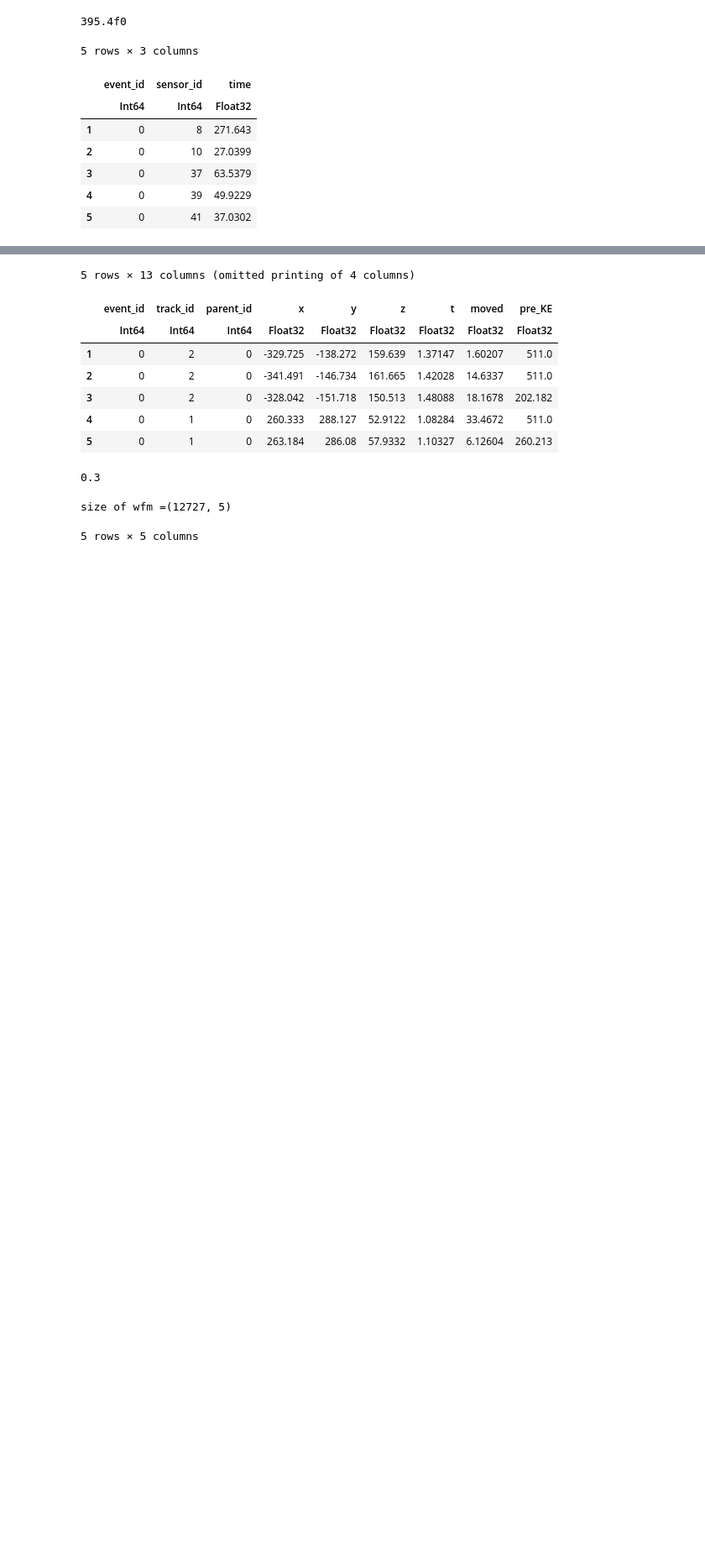
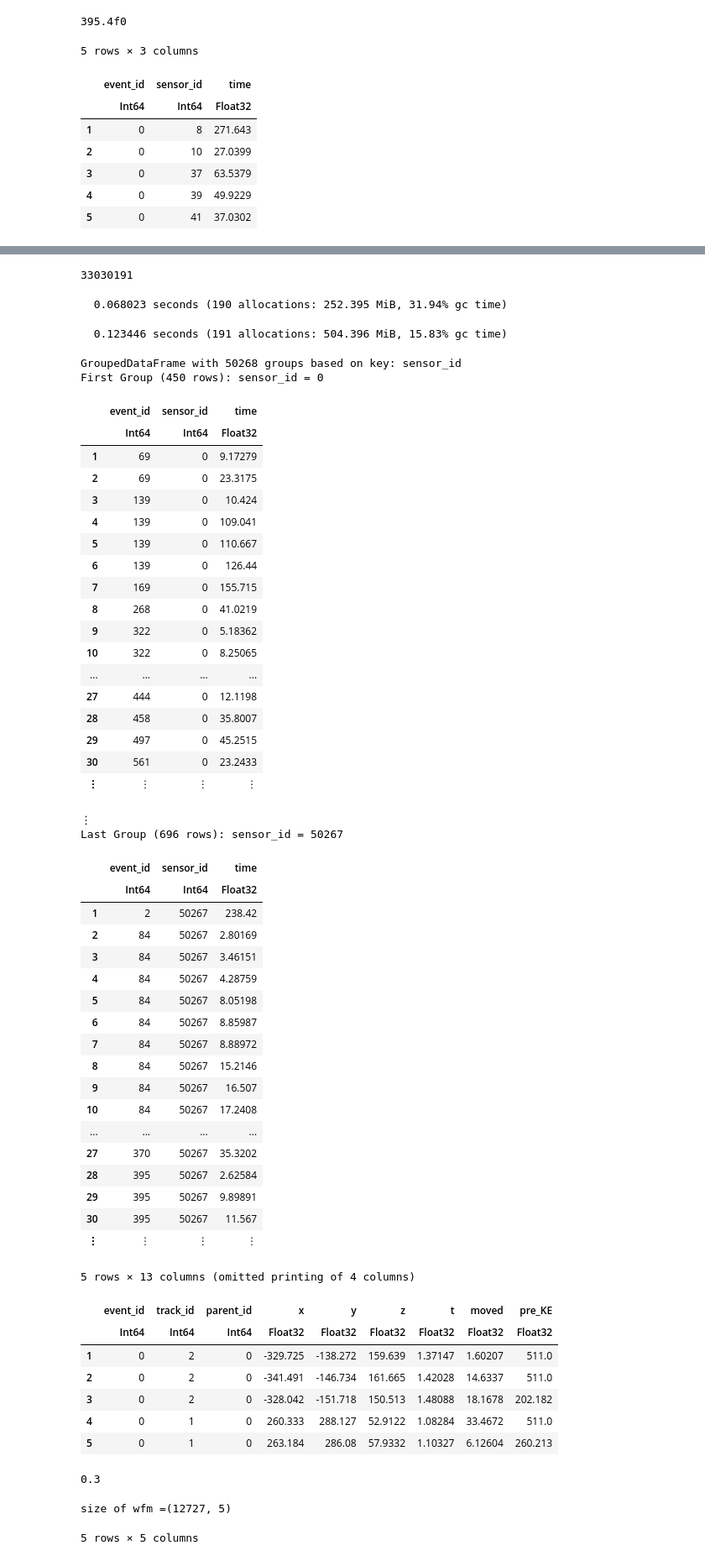
Before and after one commit to jjgomezcadenas/JPetalo, a Jupyter notebook: notebooks/nema_recohits.ipynb, the cells around one changed output, grey strips where cells are left out. Shown: that part at 84% size. Saved outputs shown, nothing was run; the diff lists cells and outputs as text; code cells hidden in the pictures; blank space fills up the shorter version.

```diff
--- a/notebooks/nema_recohits.ipynb
+++ b/notebooks/nema_recohits.ipynb
@@ -115,3 +155,64 @@ first(pdf.waveform,5)
+# %%
+t1 = pdf.waveform;
+# %%
+nrow(t1)
+# %% [output]
+33030191
+# %%
+t2 = pdf.waveform;
+# %%
+tt = vcat([t1, t2]...);
+# %%
+@time groupby(t1, :sensor_id);
+# %% [output]
+  0.068023 seconds (190 allocations: 252.395 MiB, 31.94% gc time)
+# %%
+@time groupby(tt, :sensor_id);
+# %% [output]
+  0.123446 seconds (191 allocations: 504.396 MiB, 15.83% gc time)
+# %%
+groupby(tt, :sensor_id)
+# %% [output]
+GroupedDataFrame with 50268 groups based on key: sensor_id
+First Group (450 rows): sensor_id = 0
+|  | event_id | sensor_id | time |
+|  | Int64 | Int64 | Float32 |
+| 1 | 69 | 0 | 9.17279 |
+| 2 | 69 | 0 | 23.3175 |
+| 3 | 139 | 0 | 10.424 |
+| 4 | 139 | 0 | 109.041 |
+| 5 | 139 | 0 | 110.667 |
+| 6 | 139 | 0 | 126.44 |
+| 7 | 169 | 0 | 155.715 |
+| 8 | 268 | 0 | 41.0219 |
+| 9 | 322 | 0 | 5.18362 |
+| 10 | 322 | 0 | 8.25065 |
+| ... | ... | ... | ... |
+| 27 | 444 | 0 | 12.1198 |
+| 28 | 458 | 0 | 35.8007 |
+| 29 | 497 | 0 | 45.2515 |
+| 30 | 561 | 0 | 23.2433 |
+| ⋮ | ⋮ | ⋮ | ⋮ |
+⋮
+Last Group (696 rows): sensor_id = 50267
+|  | event_id | sensor_id | time |
+|  | Int64 | Int64 | Float32 |
+| 1 | 2 | 50267 | 238.42 |
+| 2 | 84 | 50267 | 2.80169 |
+| 3 | 84 | 50267 | 3.46151 |
+| 4 | 84 | 50267 | 4.28759 |
+| 5 | 84 | 50267 | 8.05198 |
+| 6 | 84 | 50267 | 8.85987 |
+| 7 | 84 | 50267 | 8.88972 |
+| 8 | 84 | 50267 | 15.2146 |
+| 9 | 84 | 50267 | 16.507 |
+| 10 | 84 | 50267 | 17.2408 |
+| ... | ... | ... | ... |
+| 27 | 370 | 50267 | 35.3202 |
+| 28 | 395 | 50267 | 2.62584 |
+| 29 | 395 | 50267 | 9.89891 |
+| 30 | 395 | 50267 | 11.567 |
+| ⋮ | ⋮ | ⋮ | ⋮ |
 # %%
 dfs = JPetalo.primary_in_lxe(pdf.vertices)       # primary photons in LXe
 first(dfs,5)
```
Also changed, not shown: parts of 8 cells of this notebook, 5 other files.
